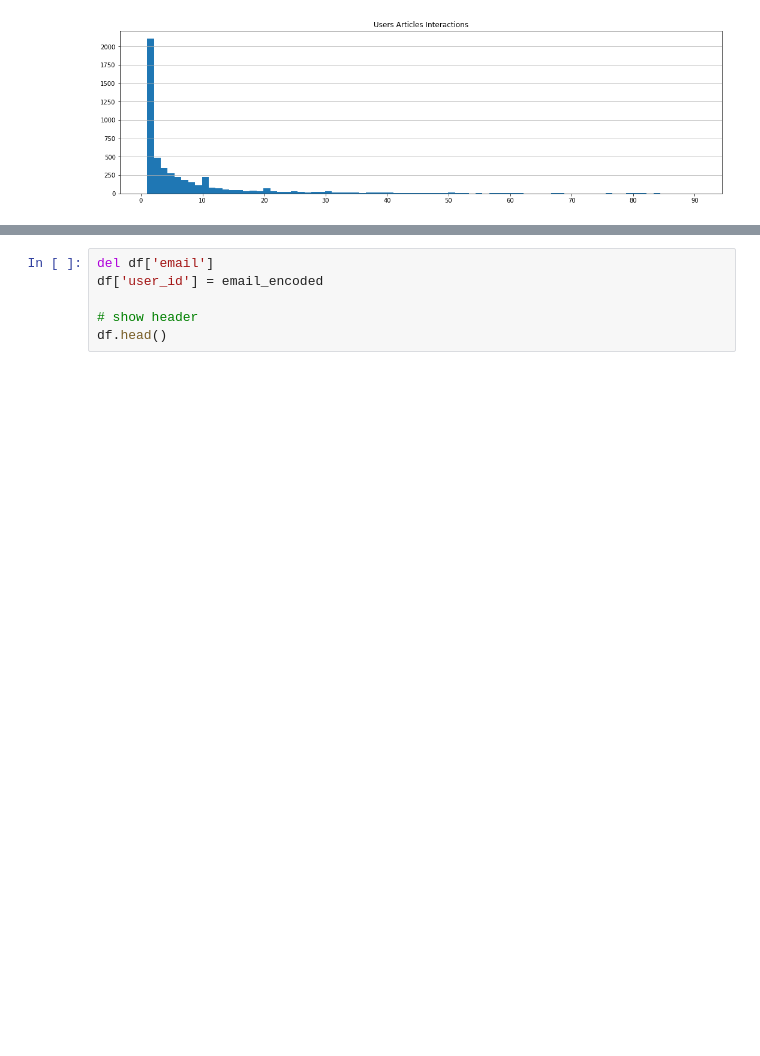
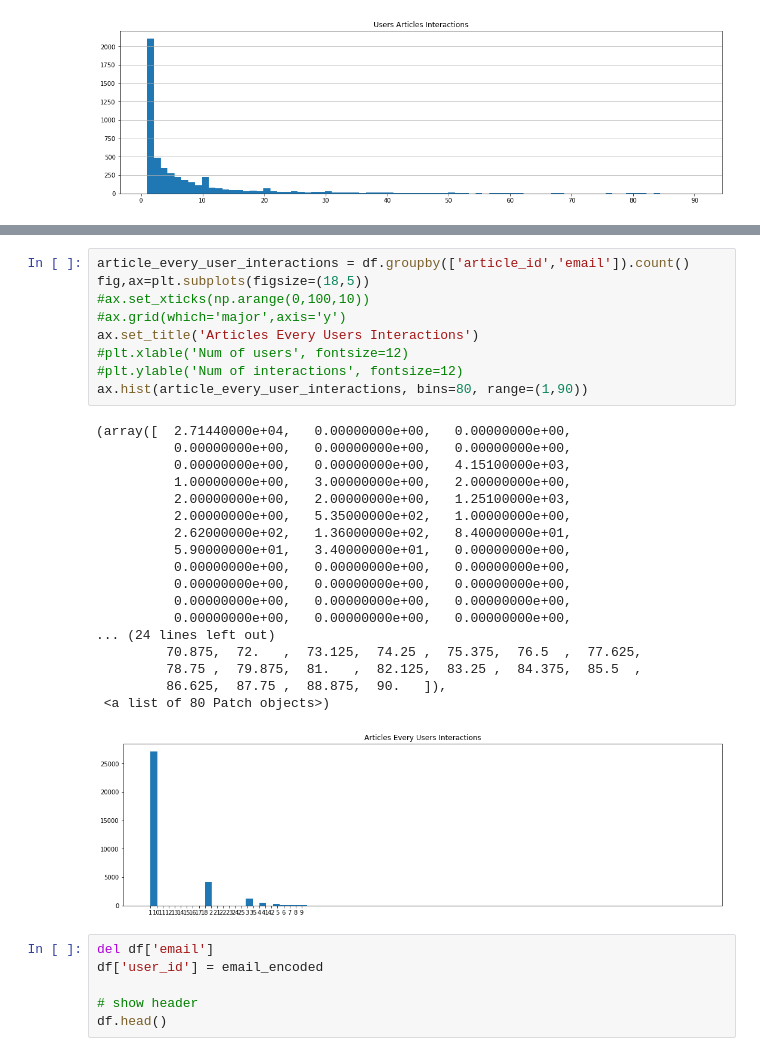
Before and after one commit to zhaoluyuanxi/DataScientistRecommendation, a Jupyter notebook: Recommendations_with_IBM-zh.ipynb, the cells around one changed output, grey strips where cells are left out. Cells and saved outputs as stored; diff of their text form; blank space fills up the shorter version.

```diff
--- a/Recommendations_with_IBM-zh.ipynb
+++ b/Recommendations_with_IBM-zh.ipynb
@@ -141,3 +169,31 @@ ax.hist(usr_article_interactions, bins=80, range=(1,90))
+# %%
+article_every_user_interactions = df.groupby(['article_id','email']).count()
+fig,ax=plt.subplots(figsize=(18,5))
+#ax.set_xticks(np.arange(0,100,10))
+#ax.grid(which='major',axis='y')
+ax.set_title('Articles Every Users Interactions')
+#plt.xlable('Num of users', fontsize=12)
+#plt.ylable('Num of interactions', fontsize=12)
+ax.hist(article_every_user_interactions, bins=80, range=(1,90))
+# %% [output]
+(array([  2.71440000e+04,   0.00000000e+00,   0.00000000e+00,
+          0.00000000e+00,   0.00000000e+00,   0.00000000e+00,
+          0.00000000e+00,   0.00000000e+00,   4.15100000e+03,
+          1.00000000e+00,   3.00000000e+00,   2.00000000e+00,
+          2.00000000e+00,   2.00000000e+00,   1.25100000e+03,
+          2.00000000e+00,   5.35000000e+02,   1.00000000e+00,
+          2.62000000e+02,   1.36000000e+02,   8.40000000e+01,
+          5.90000000e+01,   3.40000000e+01,   0.00000000e+00,
+          0.00000000e+00,   0.00000000e+00,   0.00000000e+00,
+          0.00000000e+00,   0.00000000e+00,   0.00000000e+00,
+          0.00000000e+00,   0.00000000e+00,   0.00000000e+00,
+          0.00000000e+00,   0.00000000e+00,   0.00000000e+00,
+... (24 lines left out)
+         70.875,  72.   ,  73.125,  74.25 ,  75.375,  76.5  ,  77.625,
+         78.75 ,  79.875,  81.   ,  82.125,  83.25 ,  84.375,  85.5  ,
+         86.625,  87.75 ,  88.875,  90.   ]),
+ <a list of 80 Patch objects>)
+[figure, added]
 # %%
 del df['email']
 df['user_id'] = email_encoded
```
Also changed, not shown: parts of 10 cells of this notebook, 1 other file.
